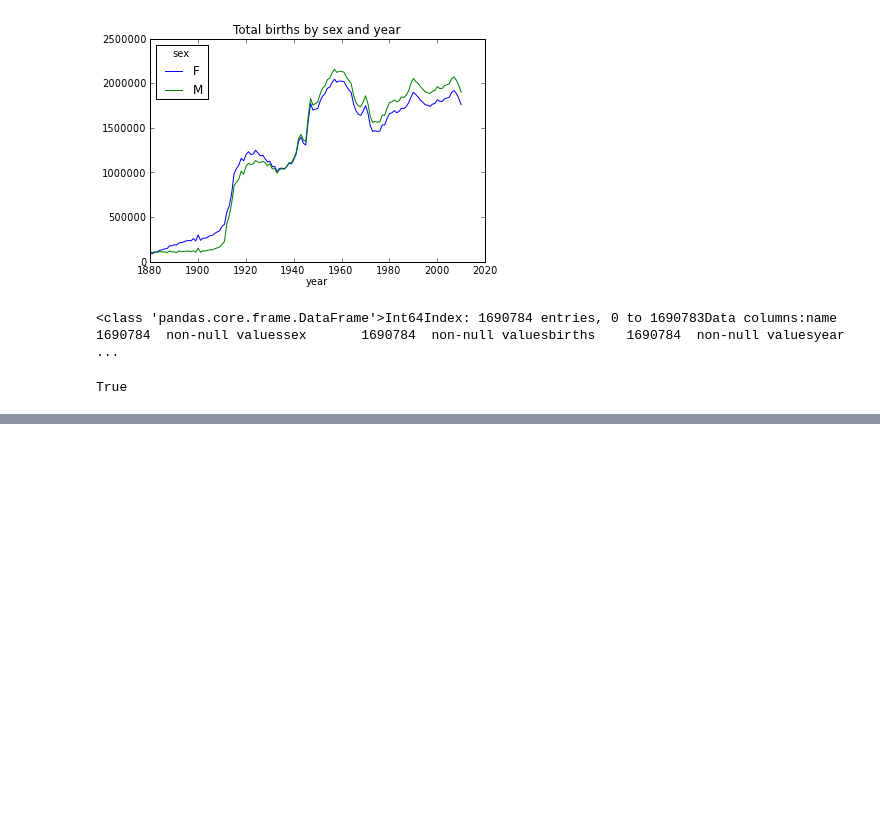
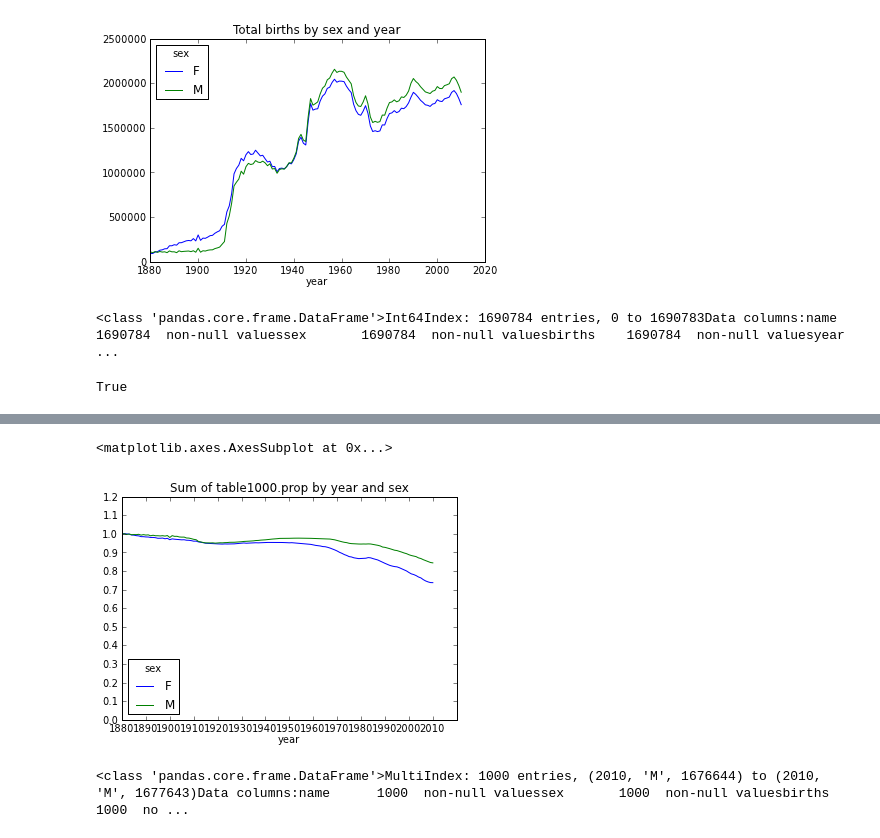
Before and after one commit to infoplat/pydata-notebook, a Jupyter notebook: names.ipynb, the cells around one changed output, grey strips where cells are left out. Saved outputs shown, nothing was run; the diff lists cells and outputs as text; code cells hidden in the pictures; blank space fills up the shorter version.

```diff
--- a/names.ipynb
+++ b/names.ipynb
@@ -49,0 +90,5 @@ True
+# %%
+table.plot(title='Sum of table1000.prop by year and sex', yticks=np.linspace(0,1.2,13), xticks=range(1880,2020,10))
+# %% [output]
+<matplotlib.axes.AxesSubplot at 0x...>
+[figure, added]
@@ -49,0 +97,4 @@ True
+# %%
+df
+# %% [output]
+<class 'pandas.core.frame.DataFrame'>MultiIndex: 1000 entries, (2010, 'M', 1676644) to (2010, 'M', 1677643)Data columns:name      1000  non-null valuessex       1000  non-null valuesbirths    1000  no ...
```
Also changed, not shown: parts of 12 cells of this notebook, 2 other files.
